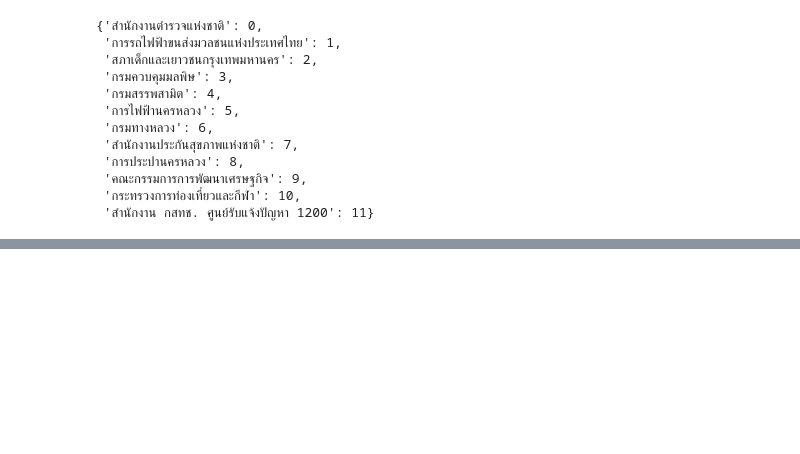
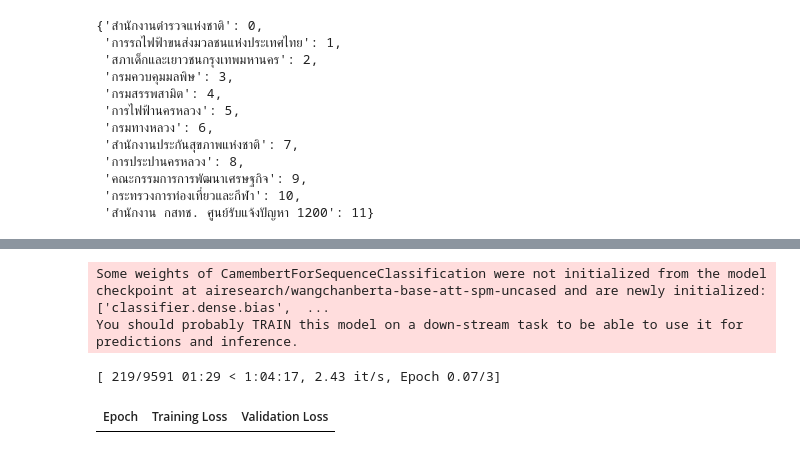
Before and after one commit to bookpanda/2110446-DATA-SCI-ENG, a Jupyter notebook: kaggle/midterm-traffy.ipynb, the cells around one changed output, grey strips where cells are left out. Cells and saved outputs as stored; diff of their text form; code cells hidden in the pictures; blank space fills up the shorter version.

```diff
--- a/kaggle/midterm-traffy.ipynb
+++ b/kaggle/midterm-traffy.ipynb
@@ -438,0 +239,49 @@ print(f"Total time: {end_time - start_time}")
+# %%
+num_labels = 12
+model = AutoModelForSequenceClassification.from_pretrained(
+    model_name,
+    num_labels=num_labels,
+    problem_type="multi_label_classification"
+)
+# %% [output]
+Some weights of CamembertForSequenceClassification were not initialized from the model checkpoint at airesearch/wangchanberta-base-att-spm-uncased and are newly initialized: ['classifier.dense.bias',  ...
+You should probably TRAIN this model on a down-stream task to be able to use it for predictions and inference.
+# %%
+training_args = TrainingArguments(
+    output_dir="multi_label_text_classification_wangchanberta_model",
+    learning_rate=2e-5,
+    per_device_train_batch_size=16,
+    per_device_eval_batch_size=16,
+    num_train_epochs=3,
+    weight_decay=0.01,
+    eval_strategy="epoch",
+    save_strategy="epoch",
+    load_best_model_at_end=True,
+    report_to="none"
+)
+# %%
+clf_metrics = evaluate.combine(["accuracy", "f1", "precision", "recall"])
+
+def sigmoid(x):
+   return 1/(1 + np.exp(-x))
+
+def compute_metrics(eval_pred):
+
+   predictions, labels = eval_pred
+   predictions = sigmoid(predictions)
+   predictions = (predictions > 0.5).astype(int).reshape(-1)
+   return clf_metrics.compute(predictions=predictions, references=labels.astype(int).reshape(-1))
+# %%
+trainer = Trainer(
+    model=model,
+    args=training_args,
+    train_dataset=train_dataset,
+    eval_dataset=test_dataset,
+    tokenizer=tokenizer,
+    compute_metrics=compute_metrics
+)
+# %%
+trainer.train()
+# %% [output]
+[ 219/9591 01:29 < 1:04:17, 2.43 it/s, Epoch 0.07/3]
+| Epoch | Training Loss | Validation Loss |
```
Also changed, not shown: parts of 32 cells of this notebook, 1 other file.
